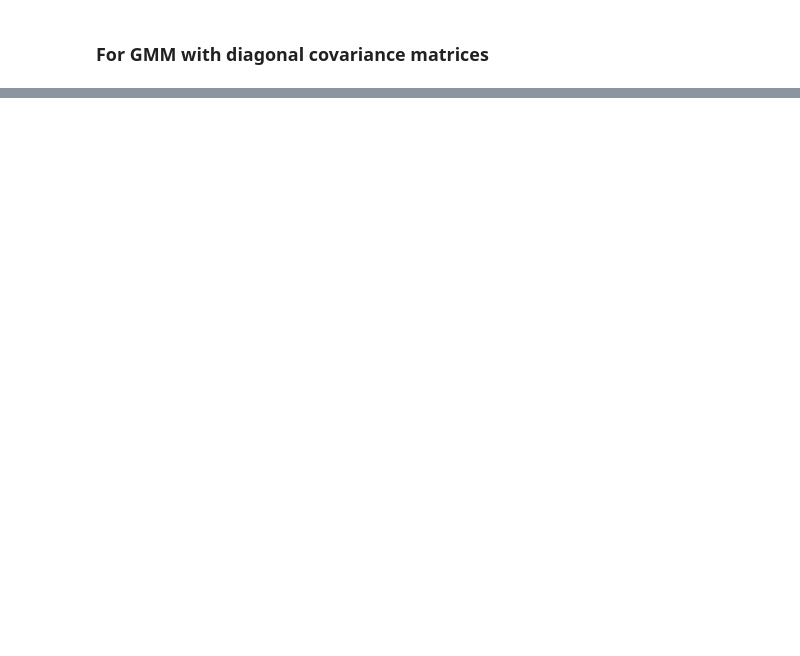
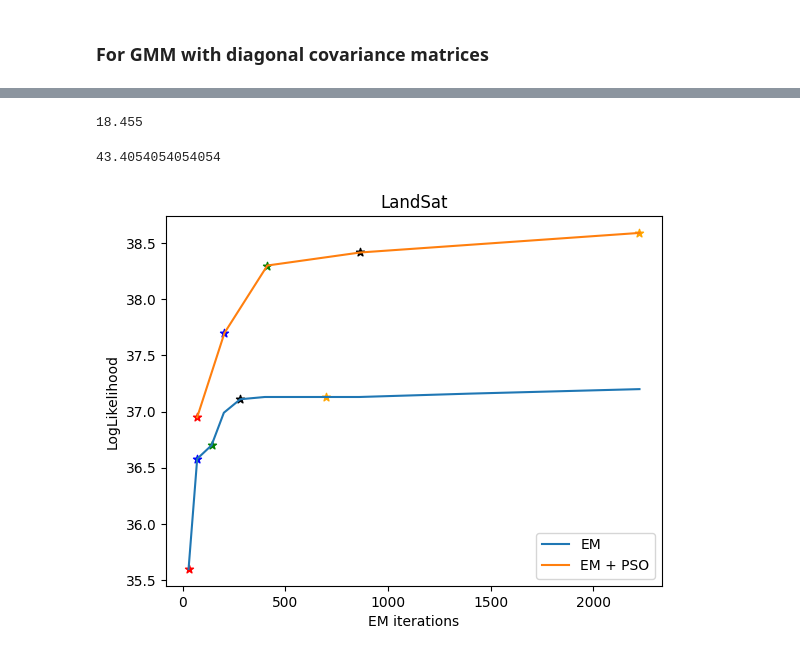
Before and after one commit to SKholkin/PSO_GMM, a Jupyter notebook: gmm_diag.ipynb, the cells around one changed output, grey strips where cells are left out. Saved outputs shown, nothing was run; the diff lists cells and outputs as text; code cells hidden in the pictures; blank space fills up the shorter version.

```diff
--- a/gmm_diag.ipynb
+++ b/gmm_diag.ipynb
@@ -355,6 +403,12 @@ plt.ylim([41, 42])
 # %%
+res = []
+em_iters_list = []
 
-gmm = GaussianMixture(n_components=n_comp, covariance_type='diag', max_iter=100, n_init=100)
-gmm.fit(data)
-gmm.score(data)
+for n in range(n_runs):
+    gmm = GaussianMixture(n_components=n_comp, covariance_type='diag', max_iter=100, n_init=90)
+    gmm.fit(data)
+    print(gmm.score(data))
+    res.append(gmm.score(data))
+
+print(f'EM res: {np.mean(res)} +- {np.std(res)}')
 # %% [output]
@@ -361,0 +432,40 @@ gmm.score(data)
+# %%
+trials = 200
+em_iters_list = []
+
+for i in range(trials):
+    gmm = GaussianMixture(n_components=n_comp, covariance_type='diag', max_iter=100, n_init=1)
+    gmm.fit(data)
+    em_iters_list.append(gmm.n_iter_)
+
+np.mean(em_iters_list)
+# %% [output]
+18.455
+# %%
+803 / 18.5
+# %% [output]
+43.4054054054054
+# %%
+exp_res_landsat_pso = [(348, 41.78), (103, 41.53), (1566, 41.82)]
+exp_res_landsat_em = [(106, 41.21), (371, 41.34), (1570, 41.45)]
+exp_res_seg_pso = {5: (203, 37.7), 10: (412, 38.3), 20: (865, 38.416), 2: (70, 36.95), 50: (2226, 38.59)} # 2, 5, 10, 20, 50
+exp_res_seg_em = [(200 , 36.99), (400, 37.13), (860, 37.16), (70, 36.58), (2226, 37.20), (28, 35.6), (140, 36.7), (280, 37.11), (1400, 37.13)]
+exp_res_dict = {2: (28, 35.6),5: (70, 36.58), 10: (140, 36.7), 20: (280, 37.11), 50: (700, 37.13)}
+# %%
+import matplotlib.pyplot as plt
+colors = ['blue', 'green', 'black', 'red', 'orange']
+plt.plot(np.sort([item[0] for item in exp_res_seg_em]), np.sort([item[1] for item in exp_res_seg_em]), label='EM')
+plt.plot(np.sort([item[0] for item in exp_res_seg_pso.values()]), np.sort([item[1] for item in exp_res_seg_pso.values()]), label='EM + PSO')
+
+plt.legend()
+plt.ylabel("LogLikelihood")
+plt.xlabel("EM iterations")
+
+plt.title('LandSat')
+
+for i, (key, value) in enumerate(exp_res_seg_pso.items()):
+    exp_res_seg_pso[key]
+    plt.scatter(exp_res_seg_pso[key][0], exp_res_seg_pso[key][1], marker='*', c=colors[i])
+    plt.scatter(exp_res_dict[key][0], exp_res_dict[key][1], marker='*', c=colors[i])
+# %% [output]
+[figure, added]
```
Also changed, not shown: parts of 16 cells of this notebook, 7 other files.
